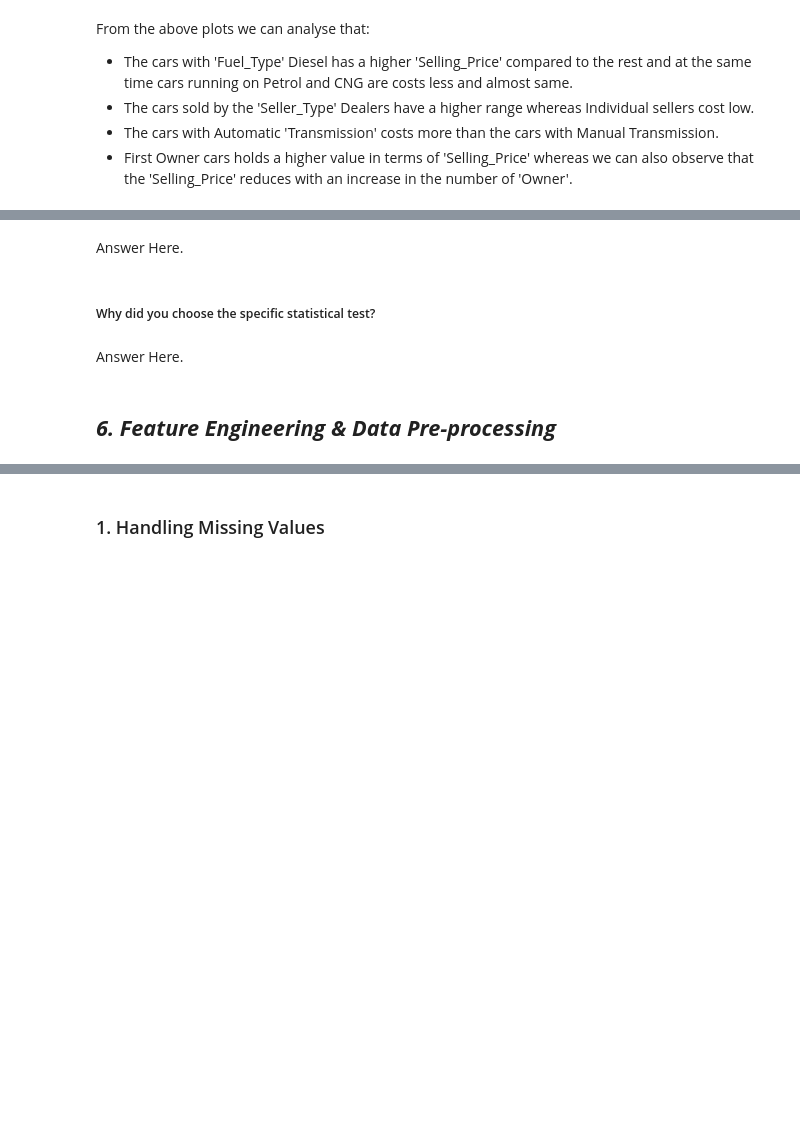
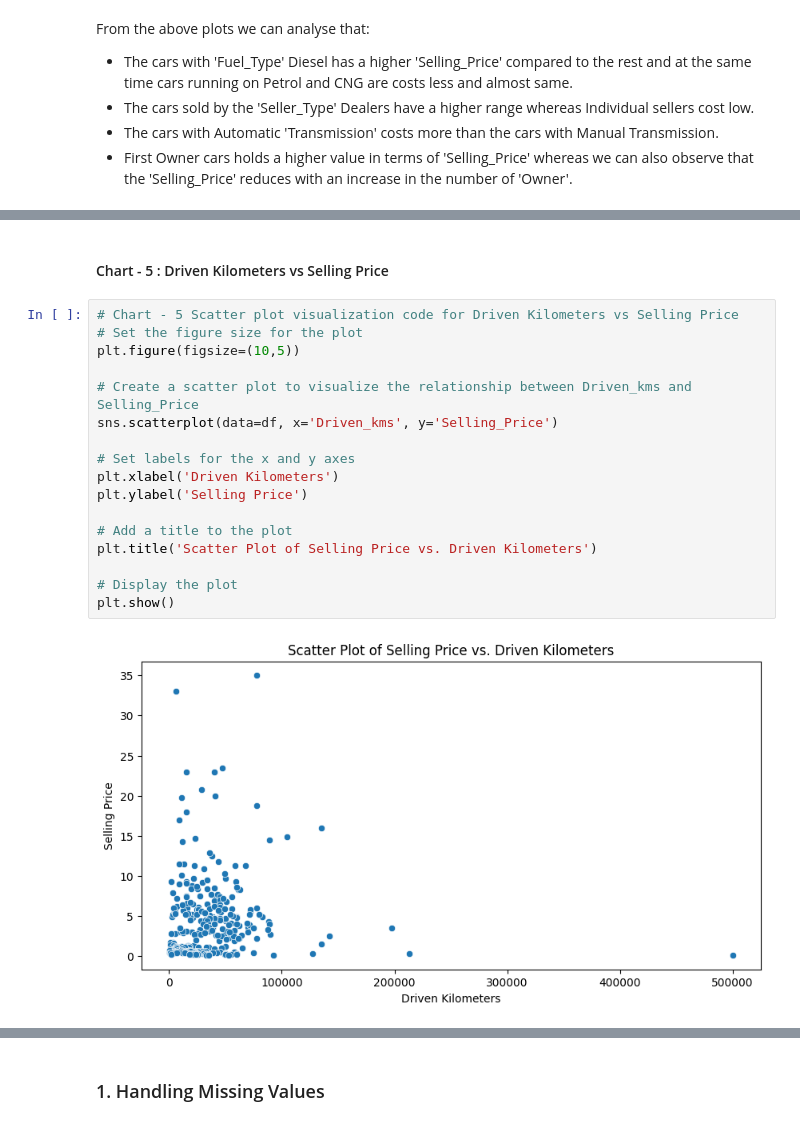
Before and after one commit to mirjubair/oibsip_taskno3, a Jupyter notebook: Car_Price_Prediction_with_Machine_Learning.ipynb, the cells around one changed output, grey strips where cells are left out. Drawn from its saved outputs; the diff is of its cells as text; blank space fills up the shorter version.

```diff
--- a/Car_Price_Prediction_with_Machine_Learning.ipynb
+++ b/Car_Price_Prediction_with_Machine_Learning.ipynb
@@ -589,8 +358,21 @@ Answer Here.
-# %% [markdown]
-Answer Here.
-# %% [markdown]
-##### Why did you choose the specific statistical test?
-# %% [markdown]
-Answer Here.
-# %% [markdown]
-## ***6. Feature Engineering & Data Pre-processing***
+# %% [markdown]
+#### Chart - 5 : Driven Kilometers vs Selling Price
+# %%
+# Chart - 5 Scatter plot visualization code for Driven Kilometers vs Selling Price
+# Set the figure size for the plot
+plt.figure(figsize=(10,5))
+
+# Create a scatter plot to visualize the relationship between Driven_kms and Selling_Price
+sns.scatterplot(data=df, x='Driven_kms', y='Selling_Price')
+
+# Set labels for the x and y axes
+plt.xlabel('Driven Kilometers')
+plt.ylabel('Selling Price')
+
+# Add a title to the plot
+plt.title('Scatter Plot of Selling Price vs. Driven Kilometers')
+
+# Display the plot
+plt.show()
+# %% [output]
+[figure, added]
```
Also changed, not shown: parts of 118 cells of this notebook.
